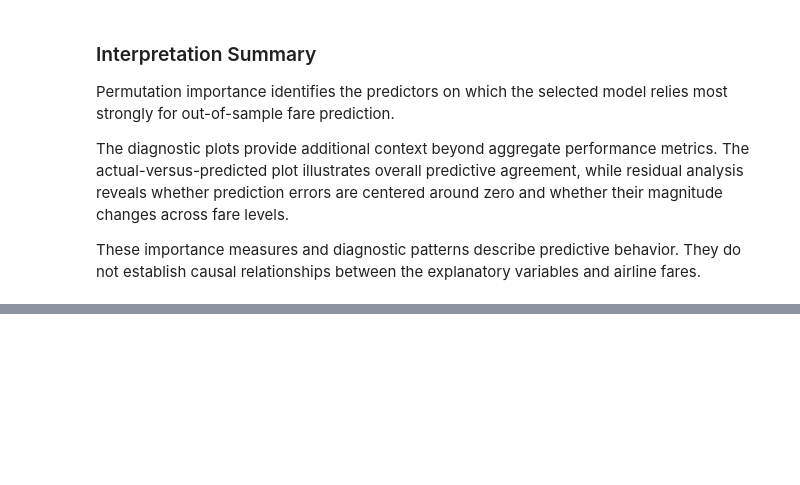
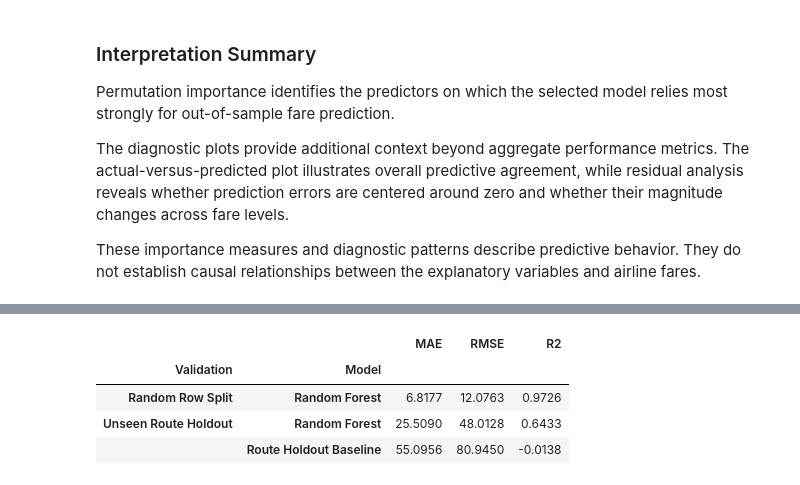
Before and after one commit to eldarhasanly/analysis-of-factors-influencing-airline-ticket-prices-using-statistical-and-machine-learning-methods, a Jupyter notebook: notebooks/airline_fare_analysis.ipynb, the cells around one changed output, grey strips where cells are left out. Drawn from its saved outputs; the diff is of its cells as text; code cells hidden in the pictures; blank space fills up the shorter version.

```diff
--- a/notebooks/airline_fare_analysis.ipynb
+++ b/notebooks/airline_fare_analysis.ipynb
@@ -1679,0 +1901,49 @@ These importance measures and diagnostic patterns describe predictive behavior.
+# %%
+random_split_result = {
+    "Validation": "Random Row Split",
+    "Model": best_model_name,
+    "MAE": final_results.loc[
+        best_model_name,
+        "MAE",
+    ],
+    "RMSE": final_results.loc[
+        best_model_name,
+        "RMSE",
+    ],
+    "R2": final_results.loc[
+        best_model_name,
+        "R2",
+    ],
+}
+
+route_model_result = {
+    "Validation": "Unseen Route Holdout",
+    **route_holdout_result,
+}
+
+route_baseline_comparison = {
+    "Validation": "Unseen Route Holdout",
+    **route_baseline_result,
+}
+
+robustness_results = pd.DataFrame(
+    [
+        random_split_result,
+        route_model_result,
+        route_baseline_comparison,
+    ]
+)
+
+display(
+    robustness_results
+    .set_index(
+        ["Validation", "Model"]
+    )
+    .round(4)
+)
+# %% [output]
+|  |  | MAE | RMSE | R2 |
+| Validation | Model |  |  |  |
+| Random Row Split | Random Forest | 6.8177 | 12.0763 | 0.9726 |
+| Unseen Route Holdout | Random Forest | 25.5090 | 48.0128 | 0.6433 |
+|  | Route Holdout Baseline | 55.0956 | 80.9450 | -0.0138 |
```
Also changed, not shown: parts of 18 cells of this notebook.
